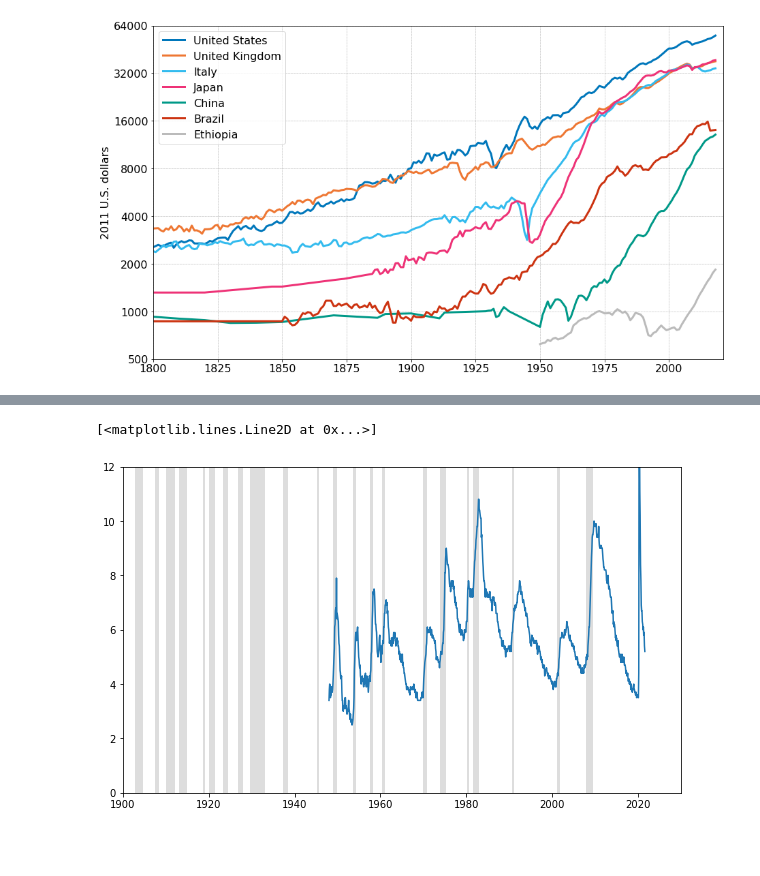
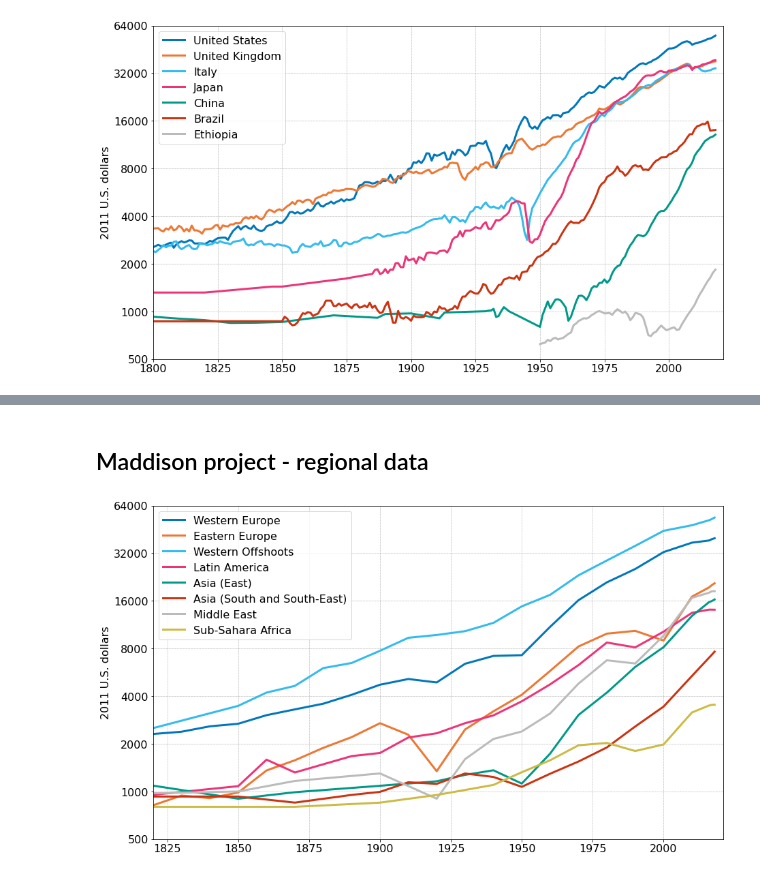
Before and after one commit to jborovicka/nyu-intermediate-macro, a Jupyter notebook: jupyter/01-some-facts-about-economic-growth.ipynb, the cells around one changed output, grey strips where cells are left out. Saved outputs shown, nothing was run; the diff lists cells and outputs as text; code cells hidden in the pictures; blank space fills up the shorter version.

```diff
--- a/jupyter/01-some-facts-about-economic-growth.ipynb
+++ b/jupyter/01-some-facts-about-economic-growth.ipynb
@@ -622,21 +594,39 @@ ax.plot(yf,data['UNRATE'].to_numpy())
-# %%
-
-myNBERrec_plot_y = [0,12]
-myNBERrec_plot_color = '#dddddd'
-
-fig, ax = plt.subplots()
-ax.set(xlim=(1900,2030),ylim=(-5,5))
-for i in range(myNBERRecessionDates.shape[0]):
-    ax.add_patch(Rectangle((myNBERRecessionDates[i,0],myNBERrec_plot_y[0]),
-                           myNBERRecessionDates[i,1]-myNBERRecessionDates[i,0],
-                           myNBERrec_plot_y[1]-myNBERrec_plot_y[0],
-                           facecolor=myColor['tolPaleGrey']))
-
-#ax.plot([2000,2020],datanew[4:6],color=myColor['tolVibrantOrange'])
-ax.set_ylim(myNBERrec_plot_y)
-
-yf = year_frac(ts=data.index)
-ax.plot(yf,data['UNRATE'].to_numpy())
-# %% [output]
-[<matplotlib.lines.Line2D at 0x...>]
-[figure, removed]
+# %% [markdown]
+## Maddison project - regional data
+# %%
+# Maddison project data
+data_Mad_reg_tab = pd.read_excel('https://www.rug.nl/ggdc/historicaldevelopment/maddison/data/mpd2020.xlsx',sheet_name="Regional data")
+data_Mad_reg = data_Mad_reg_tab.to_numpy()
+# %%
+id_years = np.where(data_Mad_reg[:,0]*0 == 0,True,False)
+region_codes = data_Mad_reg[0,1:9] # all regions
+data_Mad_reg_GDP_pc = data_Mad_reg[id_years,1:9]
+data_Mad_reg_year = data_Mad_reg[id_years,0]
+
+region_names = region_codes        # selected regions
+data_GDP = dict()
+for ind,n in enumerate(region_names):
+    ind_col = np.where(region_codes==n)
+    data_GDP[n,'region_name'] = region_codes[ind_col][0]
+    col_GDP = data_Mad_reg_GDP_pc[:,ind_col[0][0]]
+    data_GDP[n,'year'] = data_Mad_reg_year[np.isnan(list(col_GDP))==False]
+    data_GDP[n,'GDP'] = col_GDP[np.isnan(list(col_GDP))==False]
+
+param = {'title': '',
+         'xlim': [1820,2021], 'ylim': [500,60000],
+         'xlabel': '', 'ylabel': '2011 U.S. dollars',
+         'ylogscale': True,
+         'showgrid': True, 'highlightzero': False,
+         'showNBERrecessions': False, 'showNBERrecessions_y': [0,60000]}
+
+fig,ax = myGenerateTSPlot(param)
+
+for ind,n in enumerate(region_names):
+    ax.plot(data_GDP[n,'year'],data_GDP[n,'GDP'],
+                        '-',linewidth=3,marker='',color=clist_1[ind],label=data_GDP[n,'region_name'] )
+
+ax.minorticks_off()
+ax.set_yticks([500,1000,2000,4000,8000,16000,32000,64000])
+ax.legend(loc='upper left');
+# %% [output]
+[figure, added]
```
Also changed, not shown: parts of 40 cells of this notebook.
